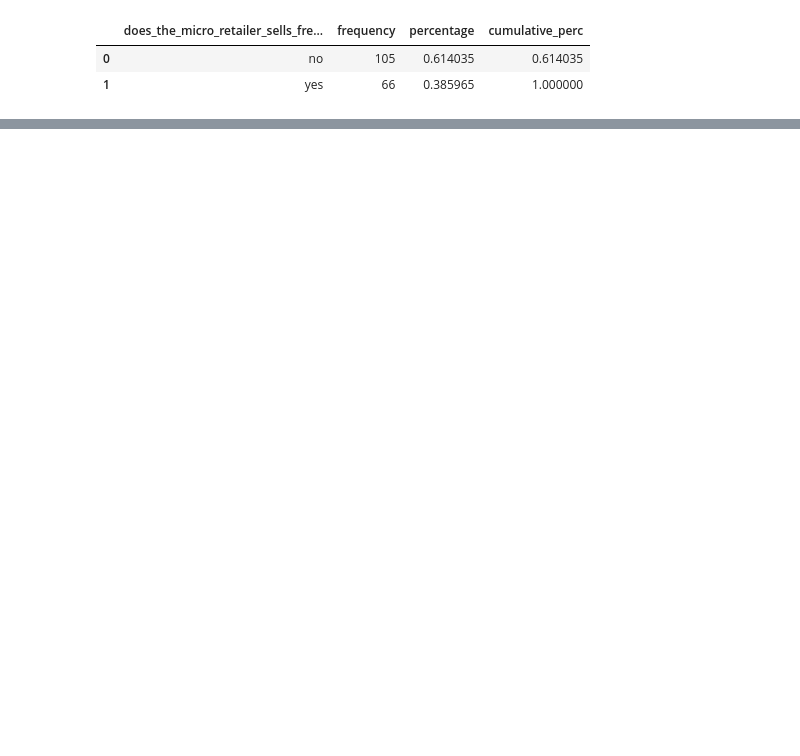
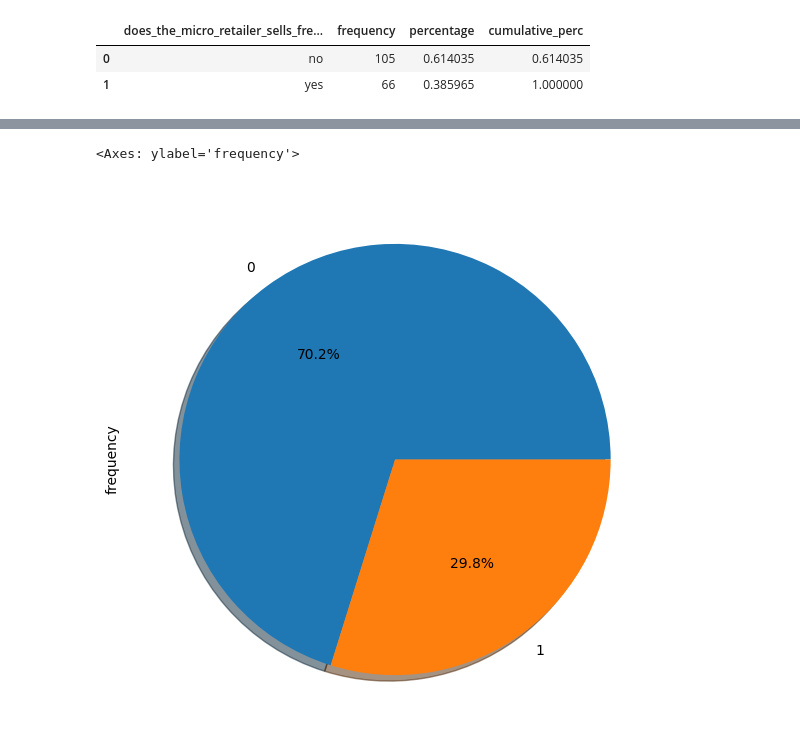
Before and after one commit to karen1203/Extracci-n-de-caracter-sticas, a Jupyter notebook: Act5.ipynb, the cells around one changed output, grey strips where cells are left out. Cells and saved outputs as stored; diff of their text form; code cells hidden in the pictures; blank space fills up the shorter version.

```diff
--- a/Act5.ipynb
+++ b/Act5.ipynb
@@ -710,0 +732,5 @@ a['frequency'].plot(kind='pie', figsize=(14,7),shadow=True, autopct="%0.1f%%")
+# %%
+t3['frequency'].plot(kind='pie', figsize=(14,7),shadow=True, autopct="%0.1f%%")
+# %% [output]
+<Axes: ylabel='frequency'>
+[figure, added]
```
Also changed, not shown: parts of 28 cells of this notebook.
